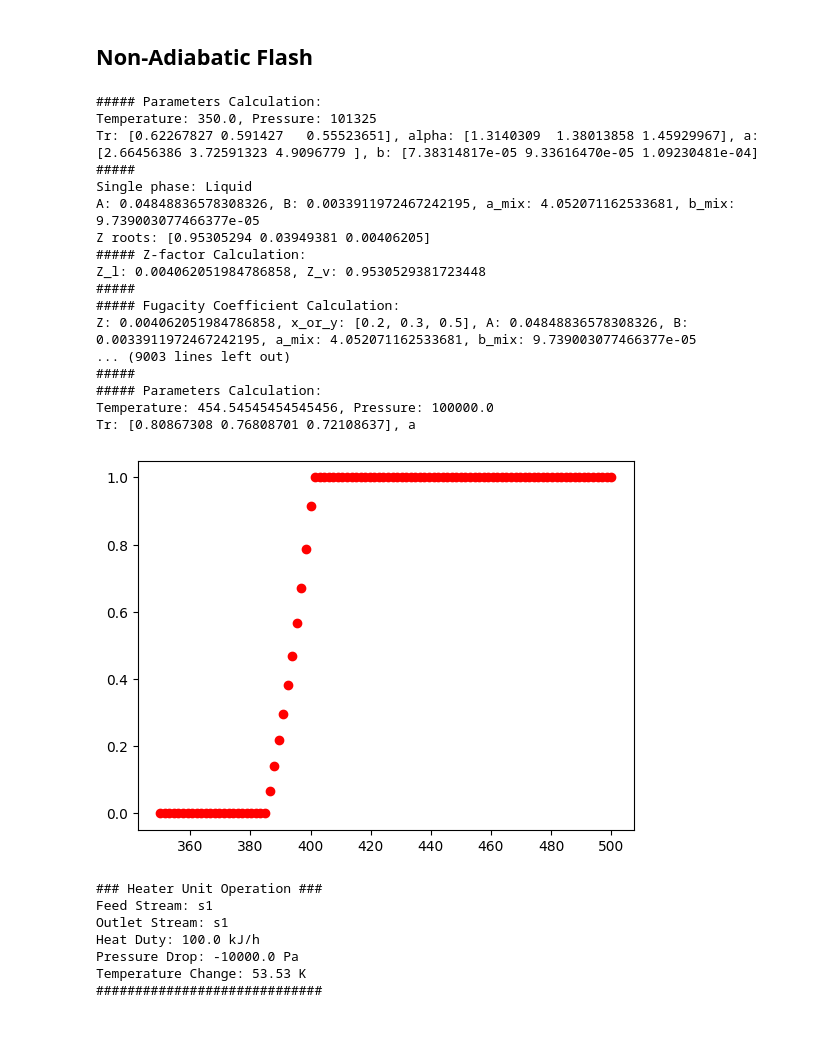
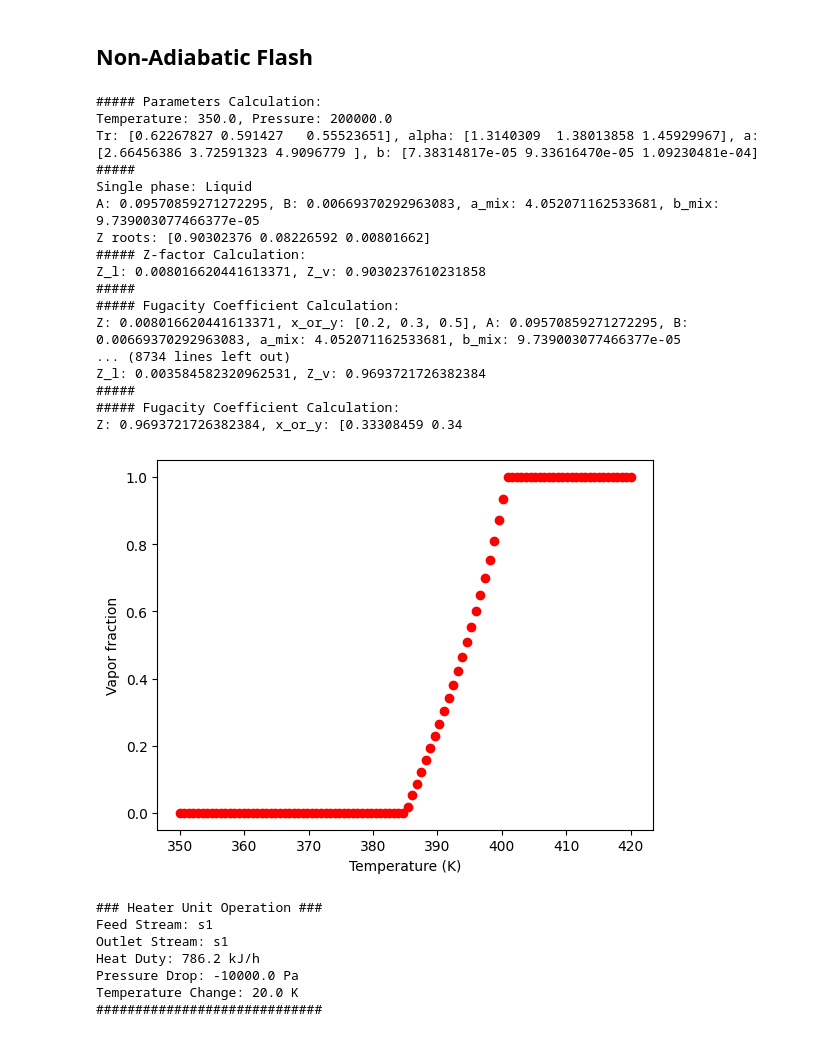
Before and after one commit to debasis321/CLL_761TermProject_Flash, a Jupyter notebook: testNotebook.ipynb, the cells around one changed output. Saved outputs shown, nothing was run; the diff lists cells and outputs as text; code cells hidden in the pictures.

Commit message:
all ok except duty

```diff
--- a/testNotebook.ipynb
+++ b/testNotebook.ipynb
@@ -49,8 +50,8 @@ Sanity check completed successfully.
 Sanity check completed successfully.
 # %%
 # create a stream from the component list
-s1 = Stream(name="s1", composition=comp1, temperature=367, pressure=101325, flowrate=1000)
-s2 = Stream(name="s2",composition=comp2, temperature=400, pressure=101325, flowrate=1000)
+s1 = Stream(name="s1", composition=comp1, temperature=300, pressure=2e5, flowrate=100)
+s2 = Stream(name="s2",composition=comp2, temperature=400, pressure=1e5, flowrate=100)
 # %% [markdown]
 ### Adiabatic Flash
 # %%
@@ -121,42 +123,44 @@ s1.solver.plot_cubic_PR(s1.A, s1.B)
 ## Non-Adiabatic Flash
 # %%
 import matplotlib.pyplot as plt
-for t in np.linspace(350,500,100):
+for t in np.linspace(350,420,100):
     s1.T = t
     s1.P = 1e5
+    plt.xlabel('Temperature (K)')
+    plt.ylabel('Vapor fraction')
     plt.plot( t, s1.vf,'ro')
 # %% [output]
 ##### Parameters Calculation:
-Temperature: 350.0, Pressure: 101325
+Temperature: 350.0, Pressure: 200000.0
 Tr: [0.62267827 0.591427   0.55523651], alpha: [1.3140309  1.38013858 1.45929967], a: [2.66456386 3.72591323 4.9096779 ], b: [7.38314817e-05 9.33616470e-05 1.09230481e-04]
 #####
 Single phase: Liquid
-A: 0.04848836578308326, B: 0.0033911972467242195, a_mix: 4.052071162533681, b_mix: 9.739003077466377e-05
-Z roots: [0.95305294 0.03949381 0.00406205]
+A: 0.09570859271272295, B: 0.00669370292963083, a_mix: 4.052071162533681, b_mix: 9.739003077466377e-05
+Z roots: [0.90302376 0.08226592 0.00801662]
 ##### Z-factor Calculation:
-Z_l: 0.004062051984786858, Z_v: 0.9530529381723448
+Z_l: 0.008016620441613371, Z_v: 0.9030237610231858
 #####
 ##### Fugacity Coefficient Calculation:
-Z: 0.004062051984786858, x_or_y: [0.2, 0.3, 0.5], A: 0.04848836578308326, B: 0.0033911972467242195, a_mix: 4.052071162533681, b_mix: 9.739003077466377e-05
-... (9003 lines left out)
+Z: 0.008016620441613371, x_or_y: [0.2, 0.3, 0.5], A: 0.09570859271272295, B: 0.00669370292963083, a_mix: 4.052071162533681, b_mix: 9.739003077466377e-05
+... (8734 lines left out)
+Z_l: 0.003584582320962531, Z_v: 0.9693721726382384
 #####
-##### Parameters Calculation:
-Temperature: 454.54545454545456, Pressure: 100000.0
-Tr: [0.80867308 0.76808701 0.72108637], a
+##### Fugacity Coefficient Calculation:
+Z: 0.9693721726382384, x_or_y: [0.33308459 0.34
-[figure, old version]
+[figure, new version]
 # %%
 from UnitOperation import Heater
 with contextlib.redirect_stdout(io.StringIO()):
     # Give some duty to the stream
-    h1 = Heater(s1, dP=0.1e5, dQ=1e5)
+    h1 = Heater(s1, dP=0.1e5, dT=20)
 h1.basic_info()
 # %% [output]
 ### Heater Unit Operation ###
 Feed Stream: s1
 Outlet Stream: s1
-Heat Duty: 100.0 kJ/h
+Heat Duty: 786.2 kJ/h
 Pressure Drop: -10000.0 Pa
-Temperature Change: 53.53 K
+Temperature Change: 20.0 K
 #############################
 # %%
 # product Stream of s1
```
Also changed, not shown: parts of 17 cells of this notebook, 5 other files.
